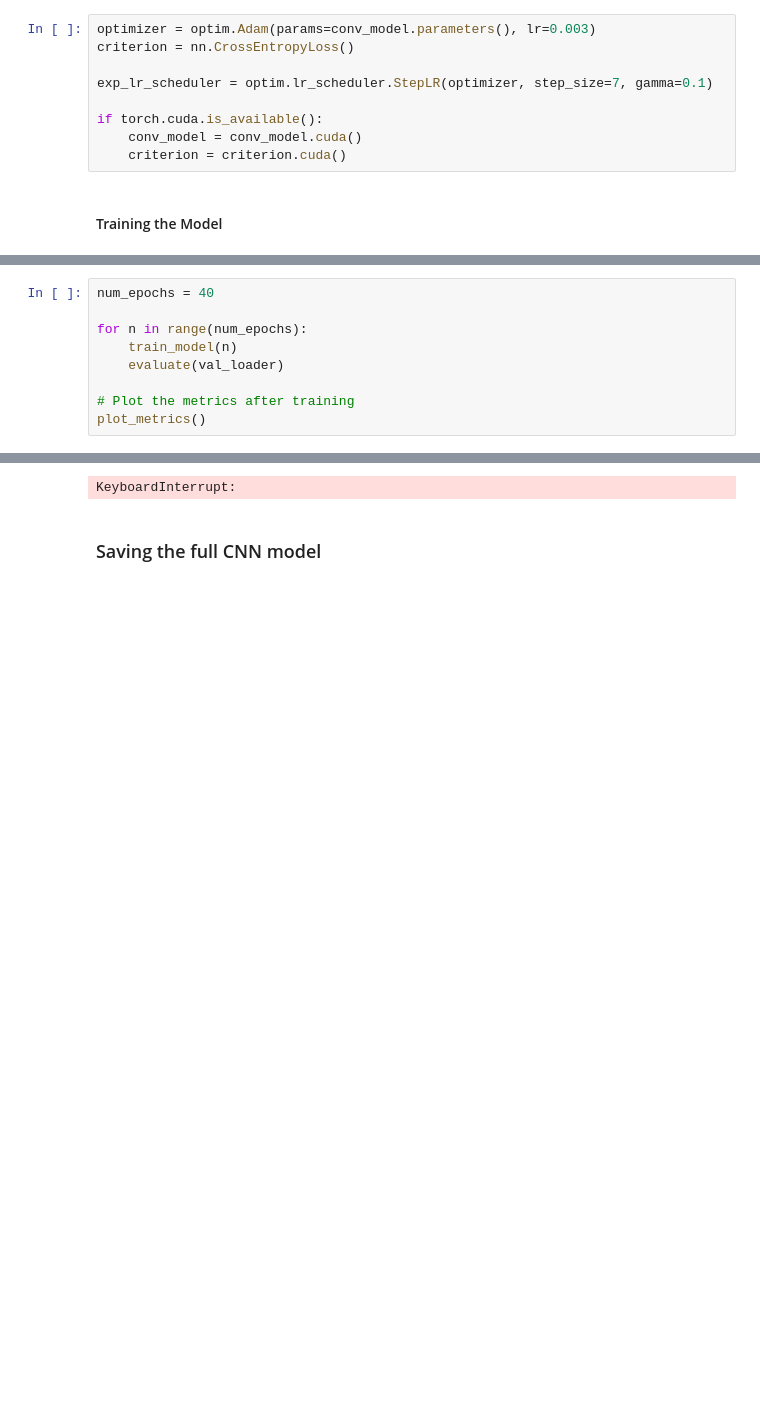
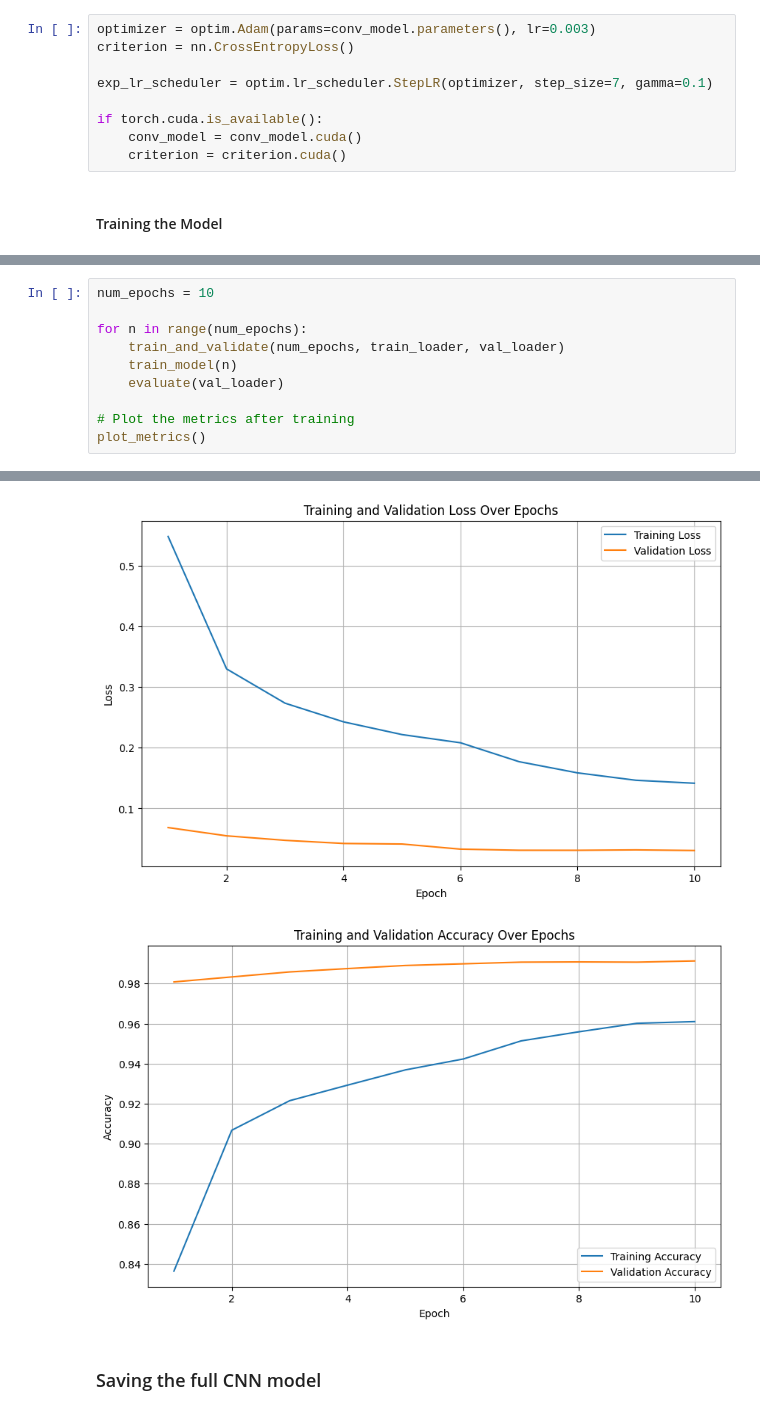
Before and after one commit to ProjectGleb/Puppeteer, a Jupyter notebook: Puppeteer/puppeteer_main.ipynb, the cells around one changed output, grey strips where cells are left out. Drawn from its saved outputs; the diff is of its cells as text; blank space fills up the shorter version.

```diff
--- a/Puppeteer/puppeteer_main.ipynb
+++ b/Puppeteer/puppeteer_main.ipynb
@@ -295,9 +298,10 @@ def plot_metrics():
     plt.savefig("MNIST_CNN_accuracy.jpg", dpi = 1000)
     plt.show()
 # %%
-num_epochs = 40
+num_epochs = 10
 
 for n in range(num_epochs):
+    train_and_validate(num_epochs, train_loader, val_loader)
     train_model(n)
     evaluate(val_loader)
 
@@ -324,4 +328,5 @@ Train Epoch: 20 [33600/33600 (100%)]    Loss: 1.177450
-KeyboardInterrupt:
+[figure, added]
+[figure, added]
 # %% [markdown]
 ### Saving the full CNN model
 # %%
```
Also changed, not shown: parts of 4 cells of this notebook, 3 other files.
